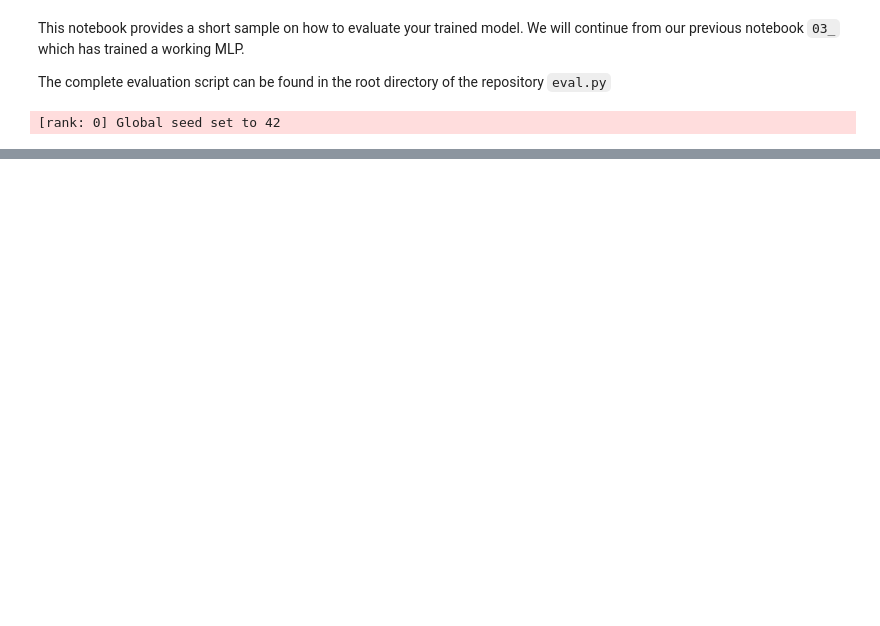
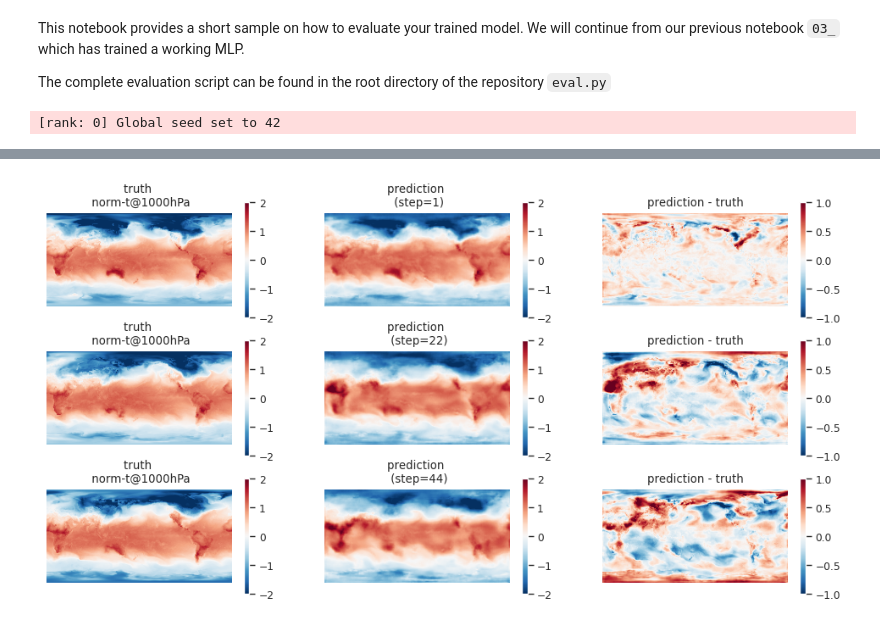
Before and after one commit to leap-stc/ChaosBench, a Jupyter notebook: notebooks/04a_s2s_eval.ipynb, the cells around one changed output, grey strips where cells are left out. Saved outputs shown, nothing was run; the diff lists cells and outputs as text; code cells hidden in the pictures; blank space fills up the shorter version.

```diff
--- a/notebooks/04a_s2s_eval.ipynb
+++ b/notebooks/04a_s2s_eval.ipynb
@@ -65,0 +129,27 @@ for model_idx, model_name in enumerate(model_names):
+# %%
+# Plotting
+all_preds = np.array(all_preds)
+all_truth = np.array(all_truth)
+
+f, ax = plt.subplots(len(plot_idx), 3, figsize=(4 * len(plot_idx), 6))
+
+for time_idx in range(len(plot_idx)):
+
+    im0 = ax[time_idx, 0].imshow(all_truth[time_idx], cmap='RdBu_r', vmin=-2, vmax=2)
+    ax[time_idx, 0].set_title(f'truth \n norm-{param}@{level}hPa')
+    ax[time_idx, 0].axis('off')
+    cbar0 = f.colorbar(im0, ax=ax[time_idx, 0])
+
+    im1 = ax[time_idx, 1].imshow(all_preds[time_idx], cmap='RdBu_r', vmin=-2, vmax=2)
+    ax[time_idx, 1].set_title(f'prediction \n (step={plot_idx[time_idx]})')
+    ax[time_idx, 1].axis('off')
+    cbar1 = f.colorbar(im1, ax=ax[time_idx, 1])
+
+    im2 = ax[time_idx, 2].imshow(all_preds[time_idx] - all_truth[time_idx], cmap='RdBu_r', vmin=-1, vmax=1)
+    ax[time_idx, 2].set_title(f'prediction - truth')
+    ax[time_idx, 2].axis('off')
+    cbar2 = f.colorbar(im2, ax=ax[time_idx, 2])
+
+plt.show();
+# %% [output]
+[figure, added]
```
Also changed, not shown: parts of 8 cells of this notebook, 23 other files.
